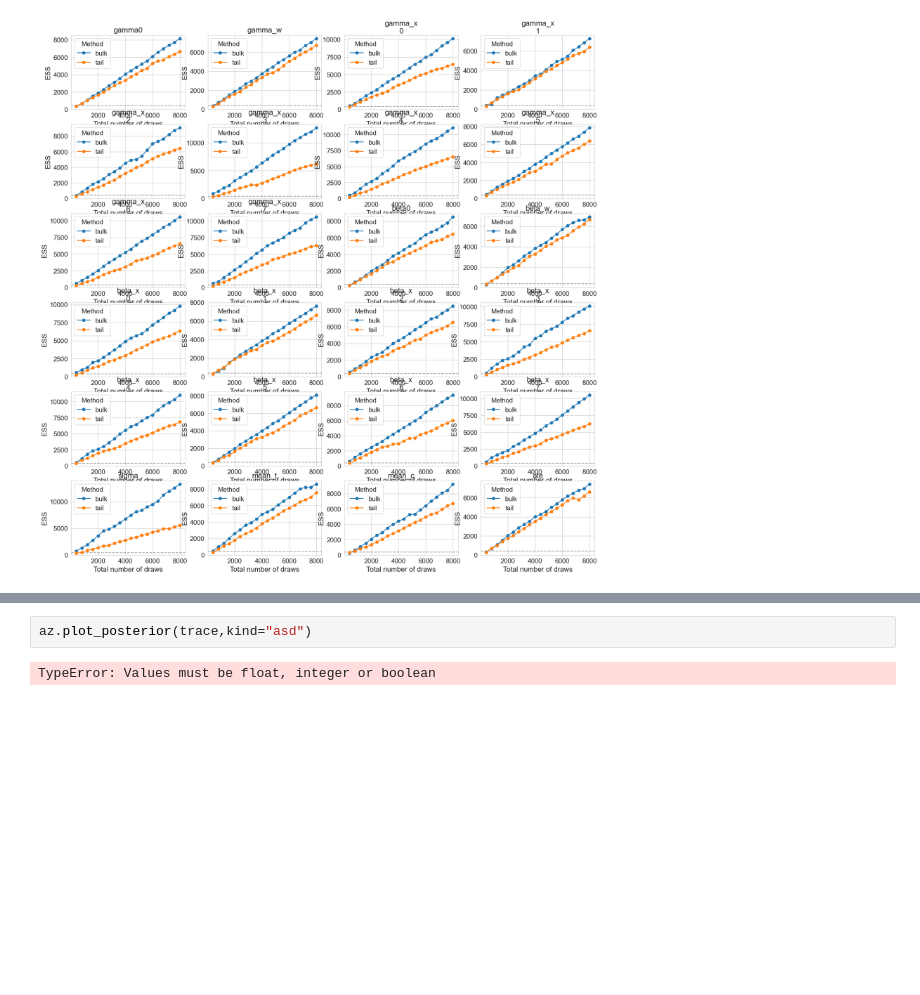
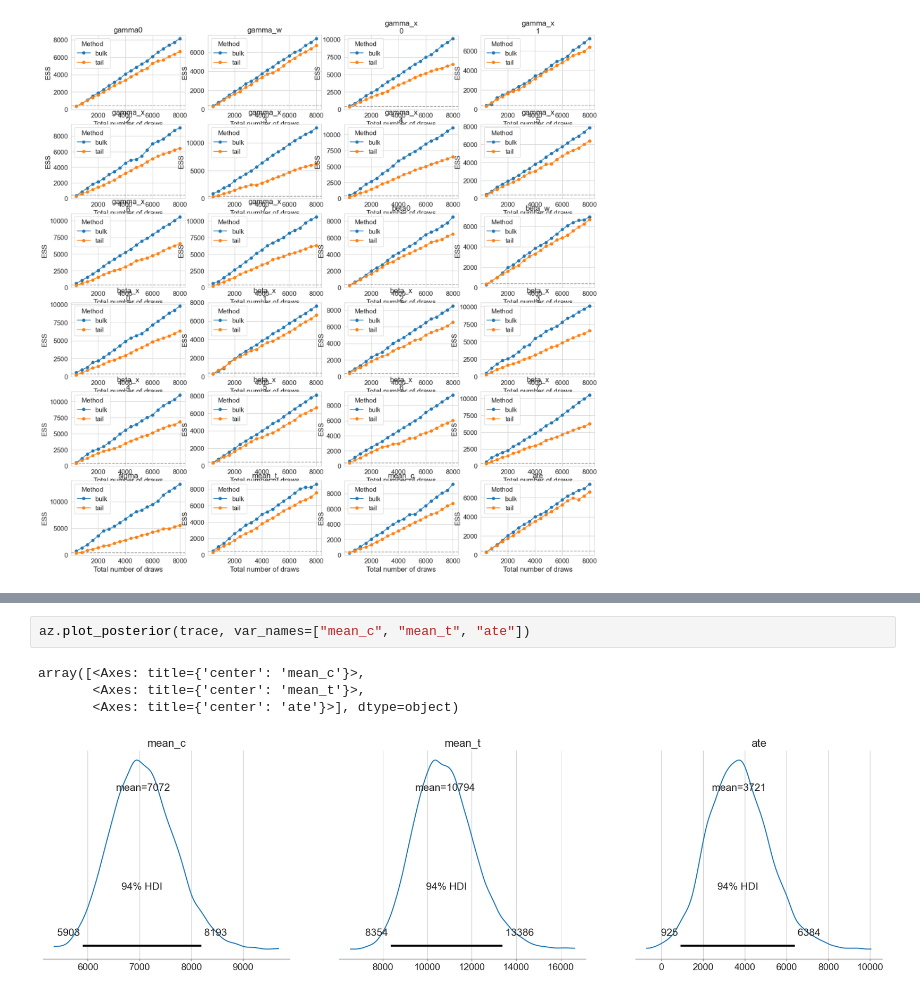
Before and after one commit to ori112/bayesian_causal_inference, a Jupyter notebook: project.ipynb, the cells around one changed output, grey strips where cells are left out. Cells and saved outputs as stored; diff of their text form; blank space fills up the shorter version.

```diff
--- a/project.ipynb
+++ b/project.ipynb
@@ -311,4 +312,7 @@ array([<Axes: xlabel='obs_employment'>, <Axes: xlabel='obs_earnings'>],
 # %%
-az.plot_posterior(trace,kind="asd")
+az.plot_posterior(trace, var_names=["mean_c", "mean_t", "ate"])
 # %% [output]
-TypeError: Values must be float, integer or boolean
+array([<Axes: title={'center': 'mean_c'}>,
+       <Axes: title={'center': 'mean_t'}>,
+       <Axes: title={'center': 'ate'}>], dtype=object)
+[figure, added]
```
Also changed, not shown: parts of 13 cells of this notebook.
